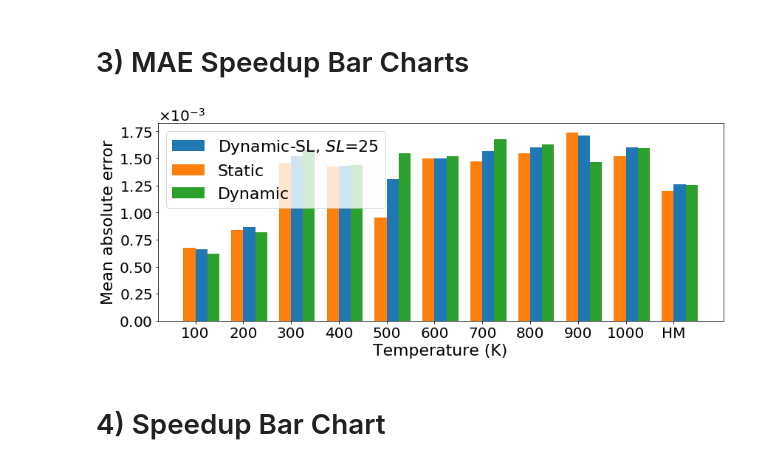
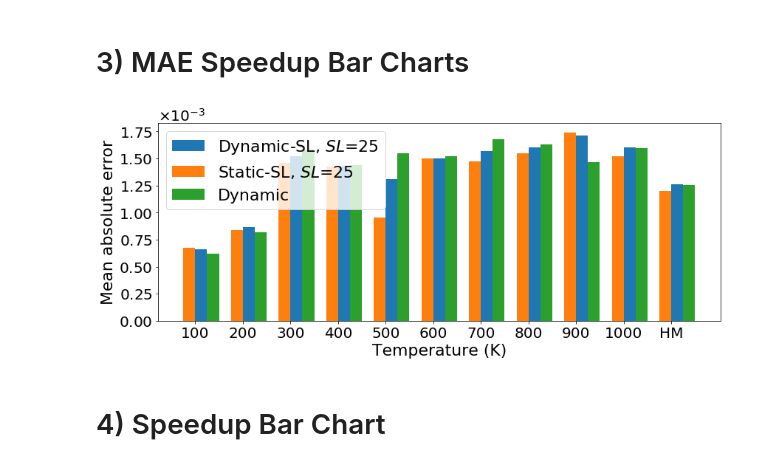
Before and after one commit to YulianaGomez/proxima_analysis, a Jupyter notebook: notebooks/Integrated.ipynb, the cells around one changed output. Cells and saved outputs as stored; diff of their text form; code cells hidden in the pictures.

```diff
--- a/notebooks/Integrated.ipynb
+++ b/notebooks/Integrated.ipynb
@@ -599,35 +605,35 @@ _mae_nostreak, _t_nostreak, _temp_nostreak = graph_values("dyn_nostreak")
 # %%
 RI= True #set true or false depending on retrain interval usage
 SS = False #Comparing with simple surrogate
 labels = list(_temp_ssnort)
 
 x = np.arange(len(labels))  # the label locations
 fig, ax = plt.subplots(figsize=(FIGWIDTH,5))
 
 rects1 = ax.bar(x + WIDTH/2, list(_mae_da), WIDTH, label=r'Dynamic-SL, $SL$=25')
-rects2 = ax.bar(x - WIDTH/2, list(_mae_sa), WIDTH, label='Static')
+rects2 = ax.bar(x - WIDTH/2, list(_mae_sa), WIDTH, label='Static-SL, $SL$=25')
 rects4 = ax.bar(x + (WIDTH/2)+WIDTH, list(_mae_nostreak), WIDTH, label='Dynamic')
 if SS:
     if RI:
         rects3 = ax.bar(x + (WIDTH/2)+WIDTH*2, list(_mae_ss300), WIDTH, label=r'Fixed, $T$=0.2, $RI$=300')
     else:
         rects3 = ax.bar(x + (WIDTH/2)+WIDTH*2, list(_mae_ssnort), WIDTH, label=r'Fixed, $T$=0.2, $RI$=lazy')
 
 
 # Add some text for labels, title and custom x-axis tick labels, etc.
 ax.set_ylabel('Mean absolute error', fontsize=BIG)
 ax.set_xlabel("Temperature (K)", fontsize=BIG)
 ax.set_xticks(x)
 ax.set_xticklabels(labels)
 ax.yaxis.get_offset_text().set_fontsize(MEDIUM)
 ax.ticklabel_format(axis='y', style='scientific', scilimits=(0,0), useMathText=True)
 plt.xticks(fontsize=MEDIUM)
 plt.yticks(fontsize=MEDIUM)
 ax.legend(fontsize=BIG)
 plt.tight_layout()
 plt.savefig('Figures/3prox_MAEbar.pdf')
 # %% [output]
-[figure, old version]
+[figure, new version]
 # %% [markdown]
 # 4) Speedup Bar Chart
 # %%
```
Also changed, not shown: parts of 18 cells of this notebook.
